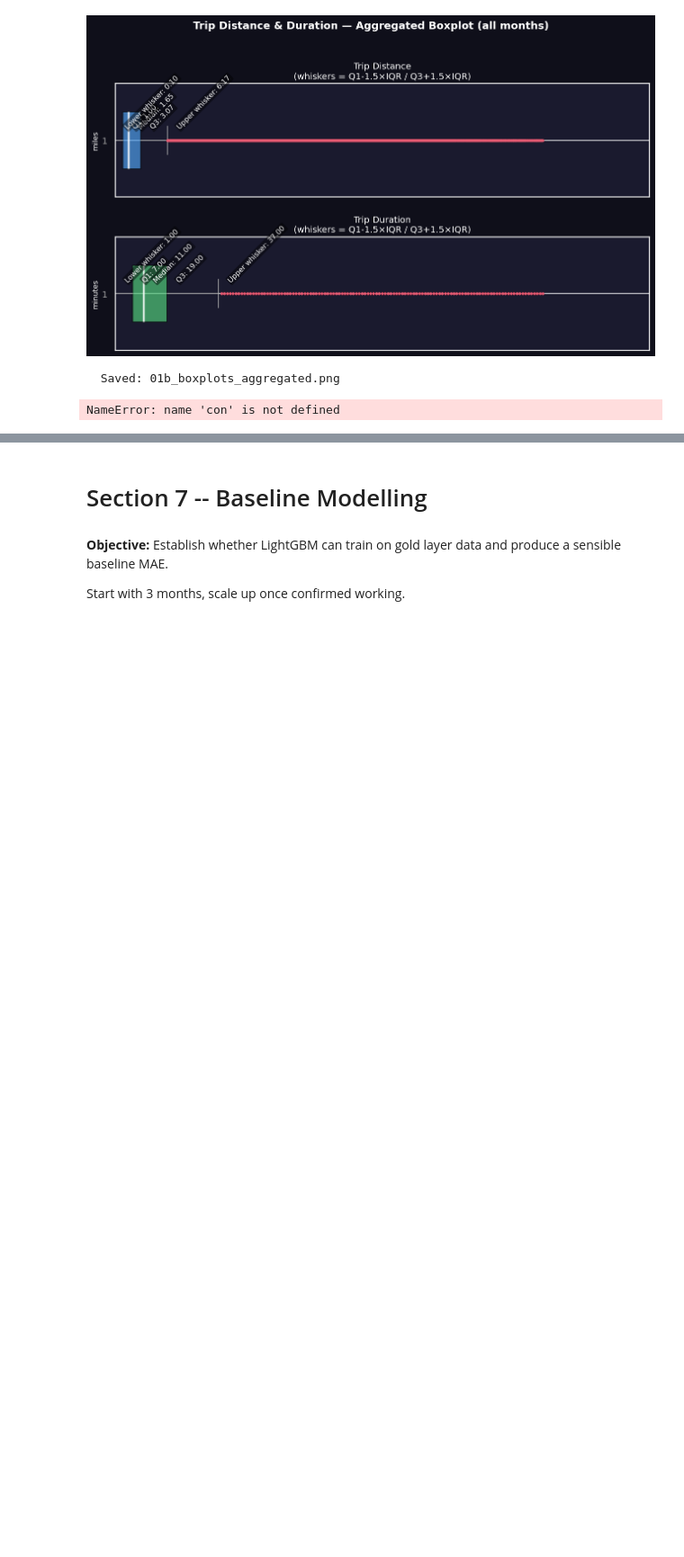
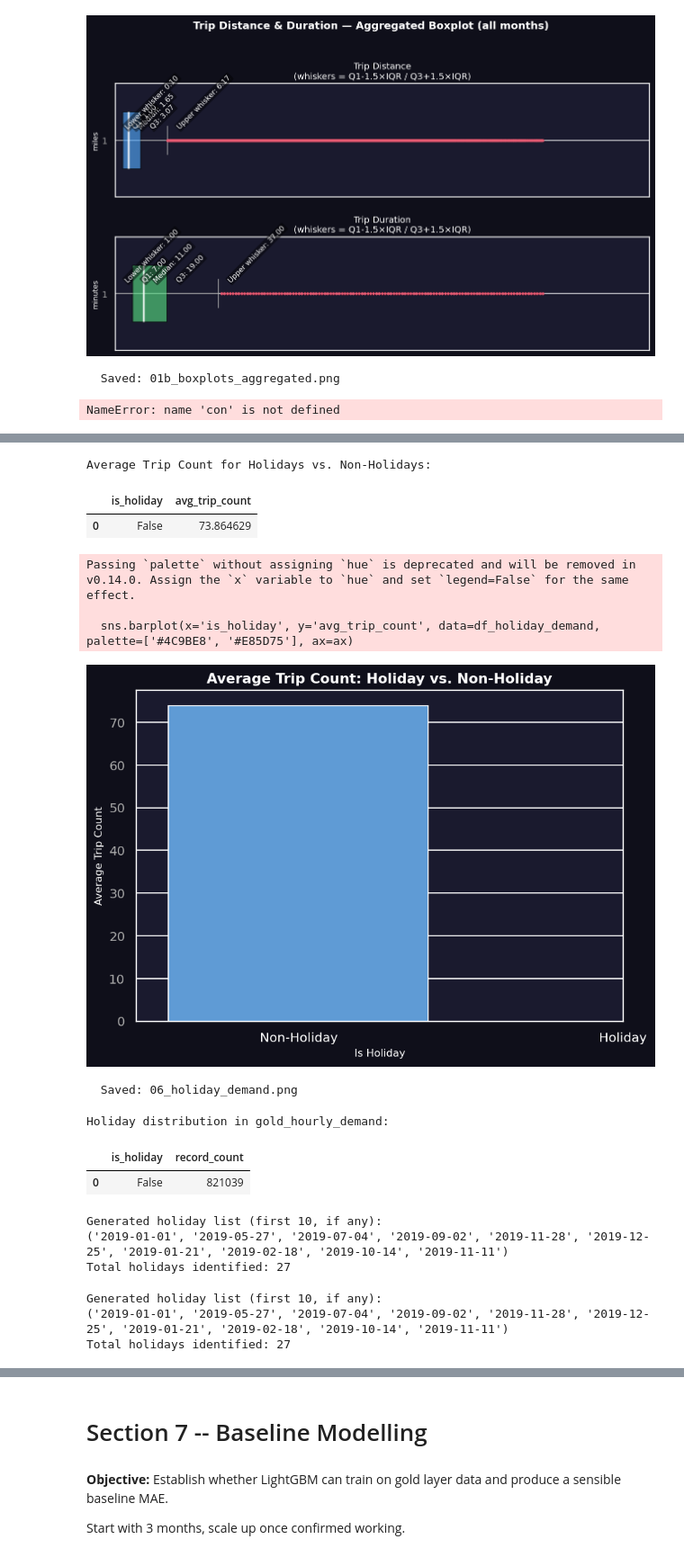
Before and after one commit to aislam2346/aislam, a Jupyter notebook: NYC_Taxi_Pipeline_Clean.ipynb, the cells around one changed output, grey strips where cells are left out. Shown at 90% size. Saved outputs shown, nothing was run; the diff lists cells and outputs as text; code cells hidden in the pictures; blank space fills up the shorter version.

```diff
--- a/NYC_Taxi_Pipeline_Clean.ipynb
+++ b/NYC_Taxi_Pipeline_Clean.ipynb
@@ -1266,0 +1343,73 @@ display(corr.reset_index().rename(columns={'index':'feature','daily_trips':'spea
+# %%
+df_holiday_demand = con.execute('''
+    SELECT
+        is_holiday,
+        AVG(trip_count) AS avg_trip_count
+    FROM gold_hourly_demand
+    GROUP BY is_holiday
+    ORDER BY is_holiday
+''').fetchdf()
+
+print("Average Trip Count for Holidays vs. Non-Holidays:")
+display(df_holiday_demand)
+# %% [output]
+Average Trip Count for Holidays vs. Non-Holidays:
+|  | is_holiday | avg_trip_count |
+| 0 | False | 73.864629 |
+# %%
+fig, ax = plt.subplots(figsize=(7, 5))
+
+sns.barplot(x='is_holiday', y='avg_trip_count', data=df_holiday_demand, palette=['#4C9BE8', '#E85D75'], ax=ax)
+
+ax.set_title('Average Trip Count: Holiday vs. Non-Holiday', color='white', fontsize=12, fontweight='bold')
+ax.set_xlabel('Is Holiday', color='white')
+ax.set_ylabel('Average Trip Count', color='white')
+ax.set_xticks([0, 1])
+ax.set_xticklabels(['Non-Holiday', 'Holiday'], color='white')
+ax.tick_params(axis='y', colors='#aaaaaa')
+
+plt.tight_layout()
+plt.savefig(OUTPUT_DIR / '06_holiday_demand.png', bbox_inches='tight', facecolor=fig.get_facecolor())
+plt.show()
+print('  Saved: 06_holiday_demand.png')
+# %% [output]
+Passing `palette` without assigning `hue` is deprecated and will be removed in v0.14.0. Assign the `x` variable to `hue` and set `legend=False` for the same effect.
+
+  sns.barplot(x='is_holiday', y='avg_trip_count', data=df_holiday_demand, palette=['#4C9BE8', '#E85D75'], ax=ax)
+[figure, added]
+  Saved: 06_holiday_demand.png
+# %%
+print('Holiday distribution in gold_hourly_demand:')
+display(con.execute('''
+    SELECT is_holiday, COUNT(*) AS record_count
+    FROM gold_hourly_demand
+    GROUP BY is_holiday
+''').fetchdf())
+# %% [output]
+Holiday distribution in gold_hourly_demand:
+|  | is_holiday | record_count |
+| 0 | False | 821039 |
+# %%
+import holidays
+
+nyc_holidays = holidays.US(state='NY', years=[2019, 2020])
+holiday_list = tuple(str(d) for d in nyc_holidays.keys())
+
+print(f"Generated holiday list (first 10, if any):\n{holiday_list[:10]}")
+print(f"Total holidays identified: {len(holiday_list)}")
+# %% [output]
+Generated holiday list (first 10, if any):
+('2019-01-01', '2019-05-27', '2019-07-04', '2019-09-02', '2019-11-28', '2019-12-25', '2019-01-21', '2019-02-18', '2019-10-14', '2019-11-11')
+Total holidays identified: 27
+# %%
+import holidays
+
+nyc_holidays = holidays.US(state='NY', years=[2019, 2020])
+holiday_list = tuple(str(d) for d in nyc_holidays.keys())
+
+print(f"Generated holiday list (first 10, if any):\n{holiday_list[:27]}")
+print(f"Total holidays identified: {len(holiday_list)}")
+# %% [output]
+Generated holiday list (first 10, if any):
+('2019-01-01', '2019-05-27', '2019-07-04', '2019-09-02', '2019-11-28', '2019-12-25', '2019-01-21', '2019-02-18', '2019-10-14', '2019-11-11')
+Total holidays identified: 27
```
Also changed, not shown: parts of 37 cells of this notebook.
